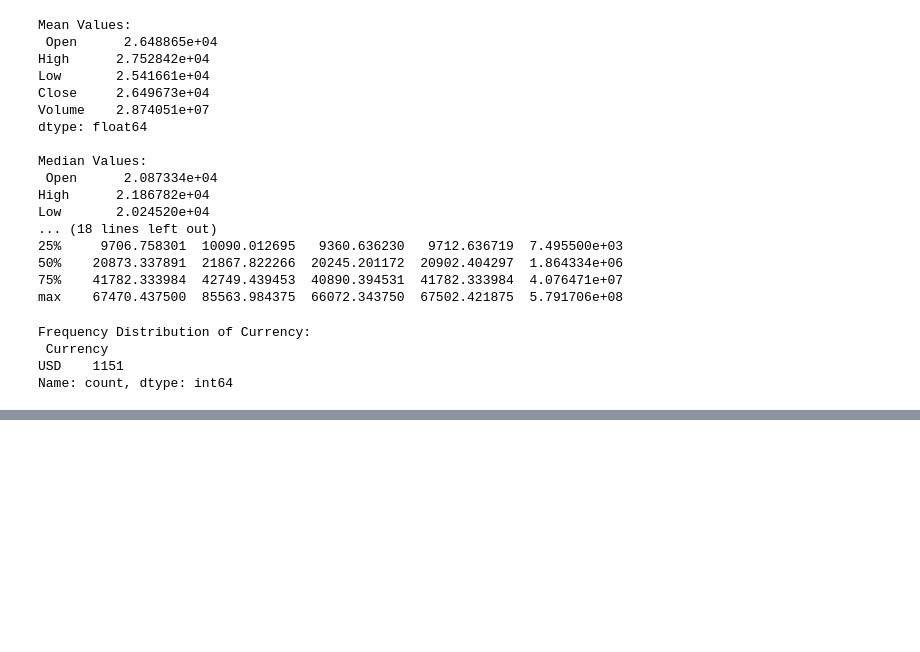
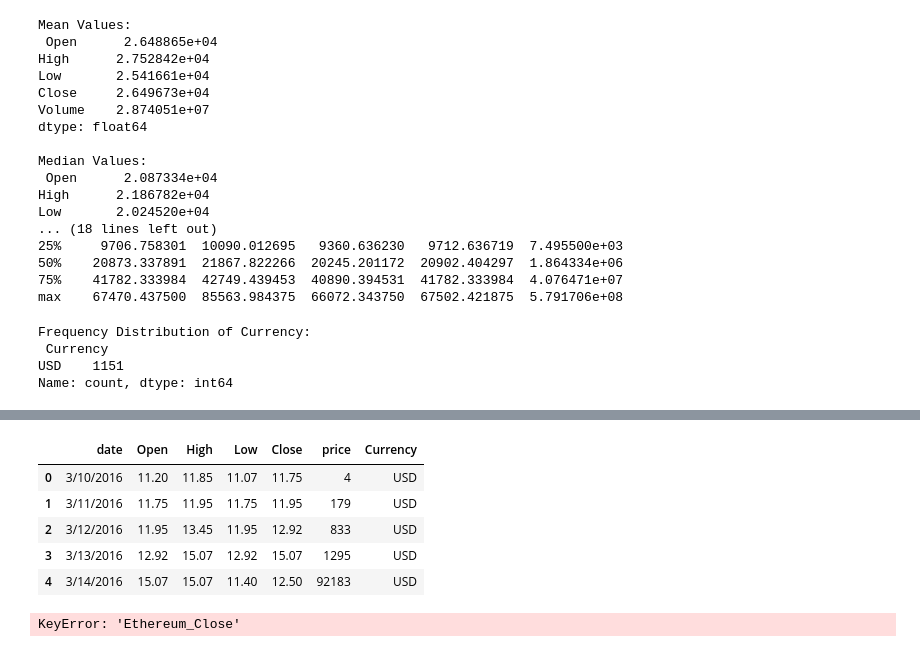
Before and after one commit to Shamiul-693/Predicting-Cryptocurrency-Prices, a Jupyter notebook: Predicting_Cryptocurrency_Prices.ipynb, the cells around one changed output, grey strips where cells are left out. Drawn from its saved outputs; the diff is of its cells as text; code cells hidden in the pictures; blank space fills up the shorter version.

```diff
--- a/Predicting_Cryptocurrency_Prices.ipynb
+++ b/Predicting_Cryptocurrency_Prices.ipynb
@@ -265,0 +281,11 @@ Name: count, dtype: int64
+# %%
+eth_df = pd.read_csv("/content/drive/MyDrive/Predicting Cryptocurrency Prices/ethereum.csv")
+# %%
+eth_df.head()
+# %% [output]
+|  | date | Open | High | Low | Close | price | Currency |
+| 0 | 3/10/2016 | 11.20 | 11.85 | 11.07 | 11.75 | 4 | USD |
+| 1 | 3/11/2016 | 11.75 | 11.95 | 11.75 | 11.95 | 179 | USD |
+| 2 | 3/12/2016 | 11.95 | 13.45 | 11.95 | 12.92 | 833 | USD |
+| 3 | 3/13/2016 | 12.92 | 15.07 | 12.92 | 15.07 | 1295 | USD |
+| 4 | 3/14/2016 | 15.07 | 15.07 | 11.40 | 12.50 | 92183 | USD |
@@ -265,0 +294,12 @@ Name: count, dtype: int64
+# %%
+# Create target variables for the next time window
+df['Bitcoin_Target'] = df['Close'].shift(-1)  # Next day's Bitcoin price
+data['Ethereum_Target'] = df['Ethereum_Close'].shift(-1)  # Next day's Ethereum price (if Ethereum_Close exists)
+
+# Drop the last row (as it will have a NaN target due to shifting)
+df = df[:-1]
+
+# Preview the dataset
+print(df[['Close', 'Bitcoin_Target']].head())
+# %% [output]
+KeyError: 'Ethereum_Close'
```
Also changed, not shown: parts of 4 cells of this notebook.
